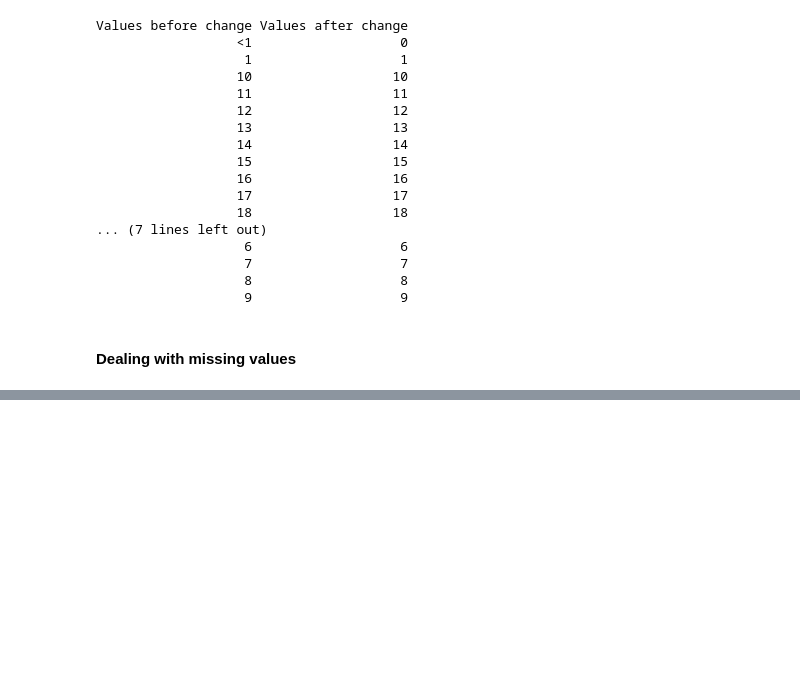
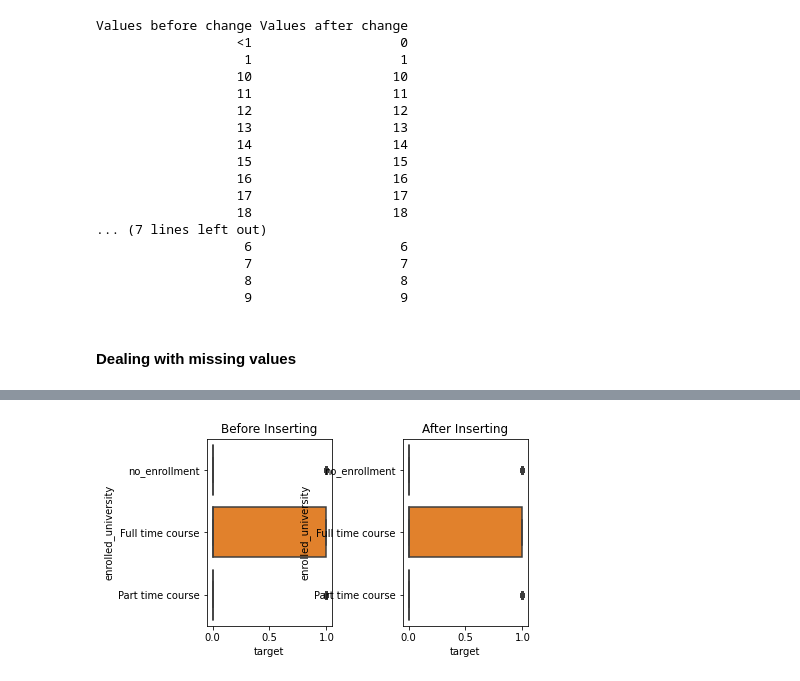
Before and after one commit to BarGanor/ml_project, a Jupyter notebook: project_part_1.ipynb, the cells around one changed output, grey strips where cells are left out. Cells and saved outputs as stored; diff of their text form; code cells hidden in the pictures; blank space fills up the shorter version.

```diff
--- a/project_part_1.ipynb
+++ b/project_part_1.ipynb
@@ -117,0 +136,4 @@ processed_data =  fill_nan_with_max_appear(processed_data, 'education_level')
+# %%
+processed_data = fill_nan_with_probability(processed_data, 'enrolled_university')
+# %% [output]
+[figure, added]
```
Also changed, not shown: parts of 23 cells of this notebook, 9 other files.
